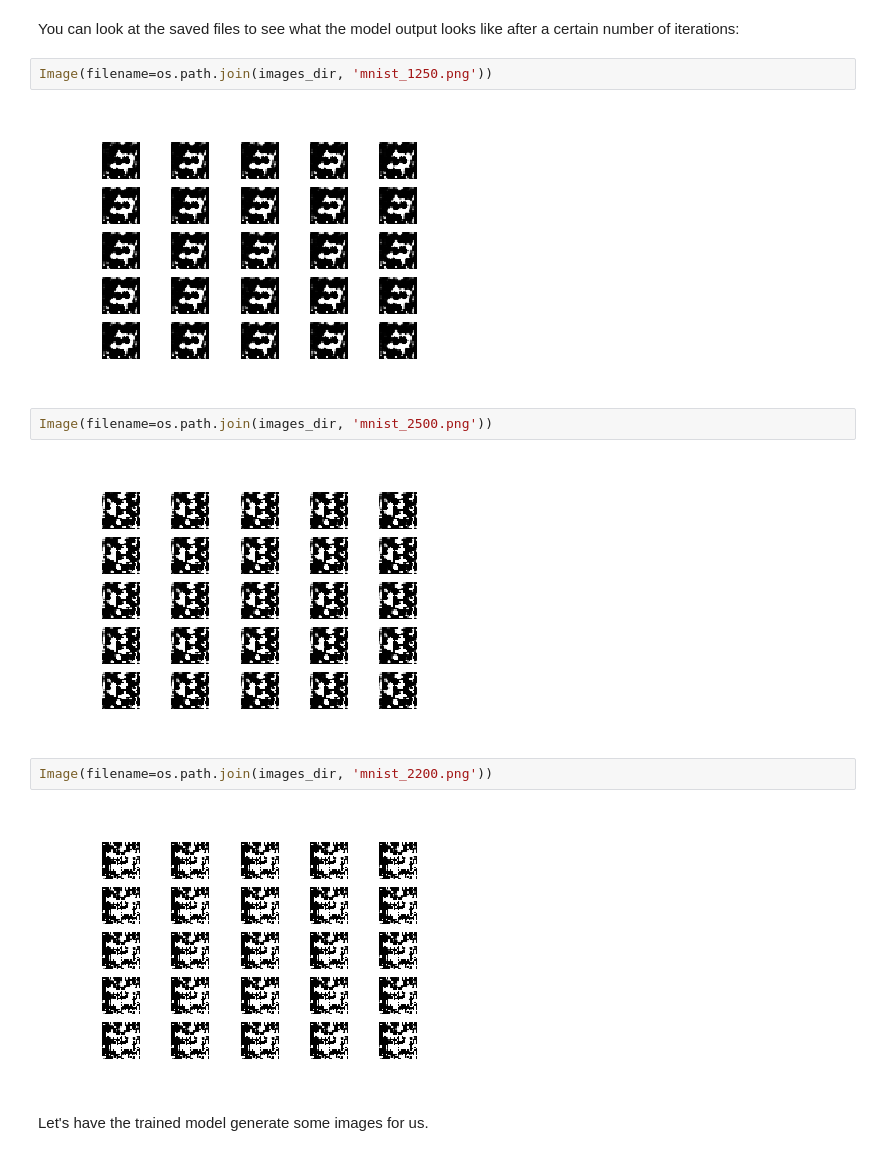
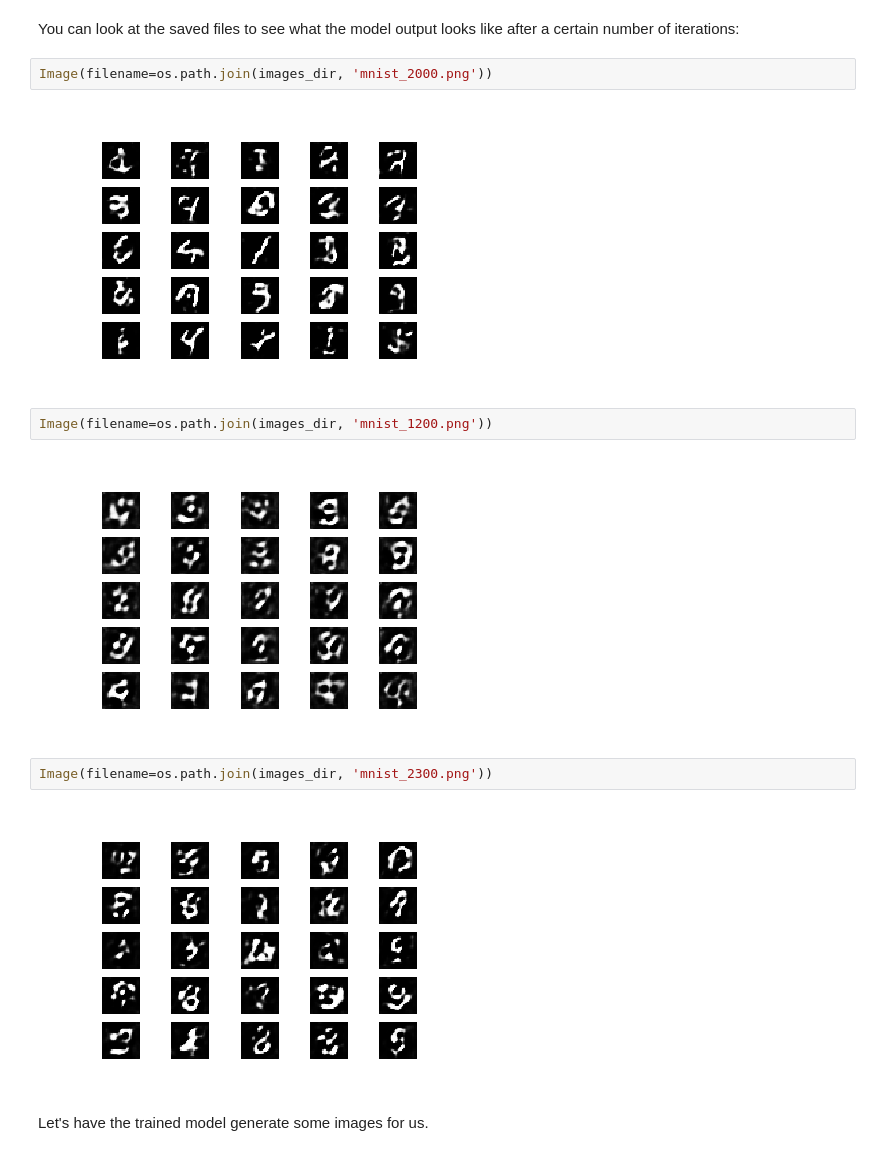
Before and after one commit to Exr0n/20cs320projects, a Jupyter notebook: gan0/GAN.ipynb, the cells around one changed output. Drawn from its saved outputs; the diff is of its cells as text.

```diff
--- a/gan0/GAN.ipynb
+++ b/gan0/GAN.ipynb
@@ -345,17 +356,17 @@ with device('/device:GPU:0'):
 # %% [markdown]
 You can look at the saved files to see what the model output looks like after a certain number of iterations:
 # %%
-Image(filename=os.path.join(images_dir, 'mnist_1250.png'))
+Image(filename=os.path.join(images_dir, 'mnist_2000.png'))
 # %% [output]
-[figure, old version]
+[figure, new version]
 # %%
-Image(filename=os.path.join(images_dir, 'mnist_2500.png'))
+Image(filename=os.path.join(images_dir, 'mnist_1200.png'))
 # %% [output]
-[figure, old version]
+[figure, new version]
 # %%
-Image(filename=os.path.join(images_dir, 'mnist_2200.png'))
+Image(filename=os.path.join(images_dir, 'mnist_2300.png'))
 # %% [output]
-[figure, old version]
+[figure, new version]
 # %% [markdown]
 Let's have the trained model generate some images for us.
 # %%
```
Also changed, not shown: parts of 5 cells of this notebook.
